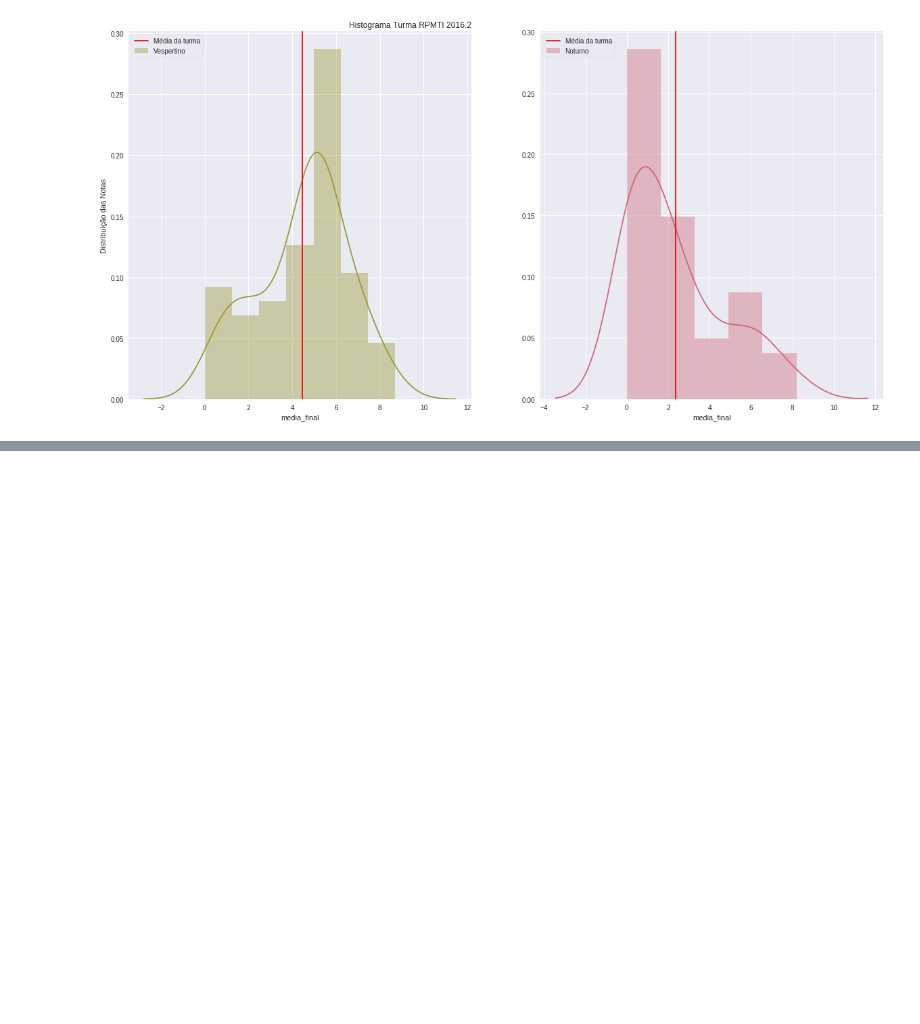
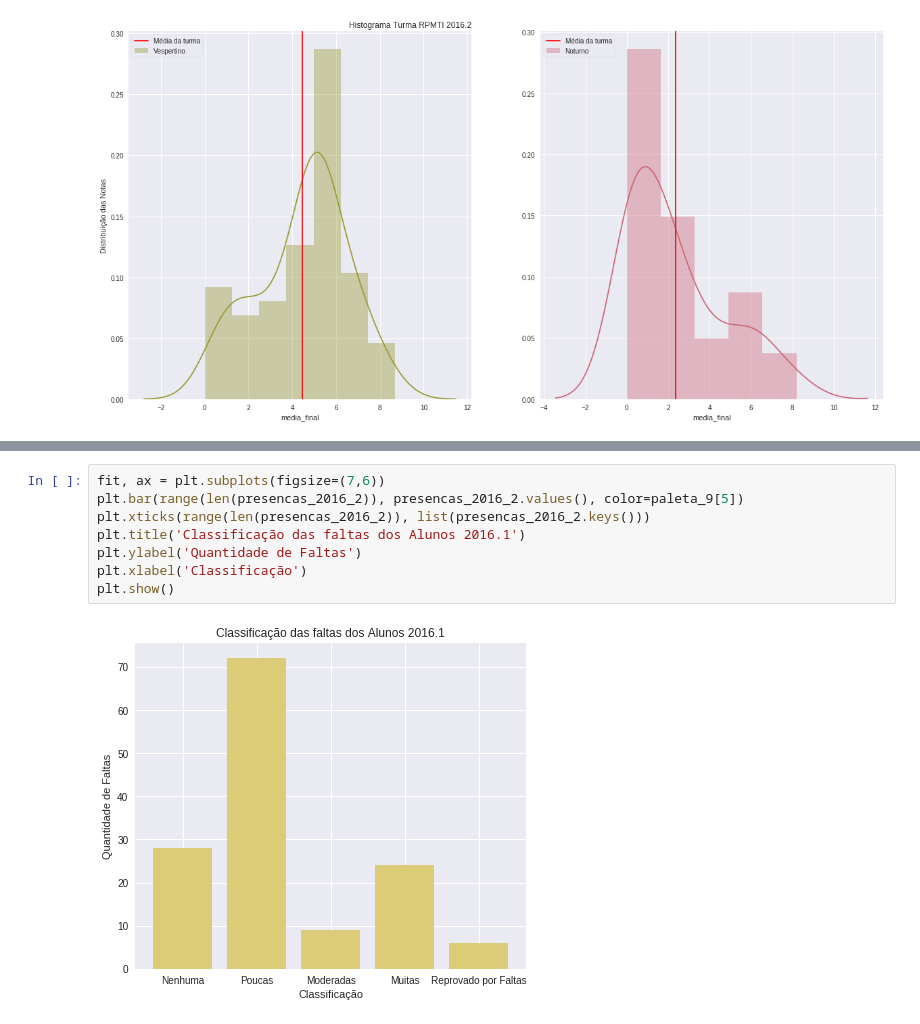
Before and after one commit to dantasl/probabilidade-analise, a Jupyter notebook: Gerando_os_gráficos.ipynb, the cells around one changed output, grey strips where cells are left out. Drawn from its saved outputs; the diff is of its cells as text; blank space fills up the shorter version.

```diff
--- a/Gerando_os_gráficos.ipynb
+++ b/Gerando_os_gráficos.ipynb
@@ -260,0 +311,10 @@ plt.show()
+# %%
+fit, ax = plt.subplots(figsize=(7,6))
+plt.bar(range(len(presencas_2016_2)), presencas_2016_2.values(), color=paleta_9[5])
+plt.xticks(range(len(presencas_2016_2)), list(presencas_2016_2.keys()))
+plt.title('Classificação das faltas dos Alunos 2016.1')
+plt.ylabel('Quantidade de Faltas')
+plt.xlabel('Classificação')
+plt.show()
+# %% [output]
+[figure, added]
```
Also changed, not shown: parts of 11 cells of this notebook.
